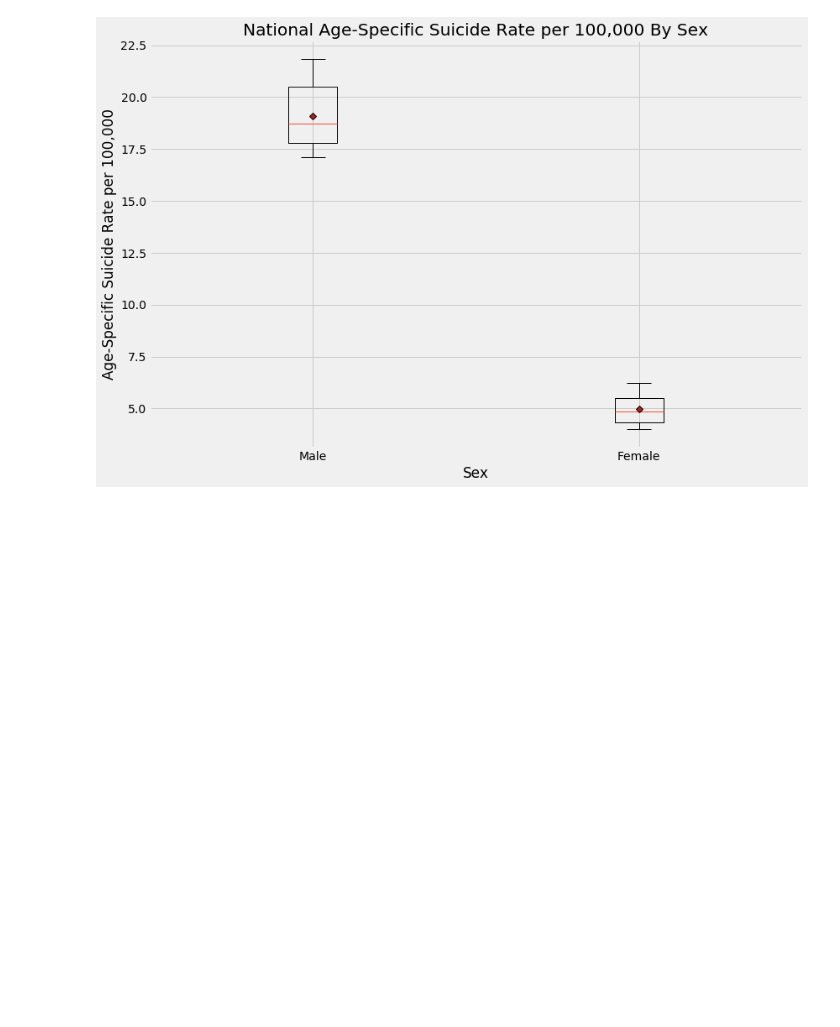
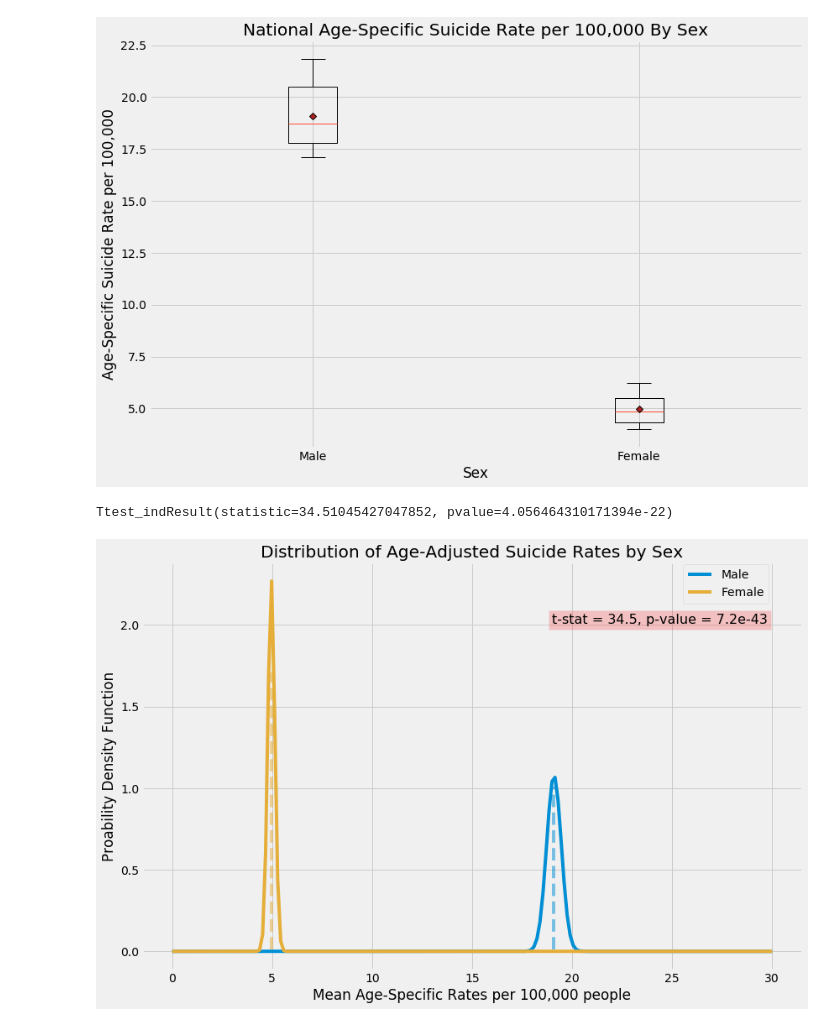
Before and after one commit to A-Hanson/suicide_rate_trends_in_the_us, a Jupyter notebook: notebooks/initial_data_visualization.ipynb, the cells around one changed output. Cells and saved outputs as stored; diff of their text form; code cells hidden in the pictures; blank space fills up the shorter version.

```diff
--- a/notebooks/initial_data_visualization.ipynb
+++ b/notebooks/initial_data_visualization.ipynb
@@ -124,0 +111,45 @@ plt.show()
+# %%
+#T-test m/f
+def get_norm_coef(df):
+    # This Returns the coef. of Normal dist
+    # passing in data frame
+    df = df.copy()
+    mean_df = df['age_specific_rate'].mean()
+    sqrt_df = np.sqrt(len(df['age_specific_rate']))
+    std = (df['age_specific_rate'].std())/sqrt_df
+    return mean_df, std
+
+def normal_dist(mean, std):
+    # This returns Normal dist with desired coefs
+    return stats.norm(loc=mean, scale=std)
+# %%
+male_mean, male_std = get_norm_coef(male)
+female_mean, female_std = get_norm_coef(female)
+# %%
+male_norm = normal_dist(male_mean, male_std)
+female_norm = normal_dist(female_mean, female_std)
+t_test = stats.ttest_ind(male['age_specific_rate'], female['age_specific_rate'], equal_var=False)
+# %%
+t_test
+# %% [output]
+Ttest_indResult(statistic=34.51045427047852, pvalue=4.056464310171394e-22)
+# %%
+fig, ax = plt.subplots(figsize=(12,8))
+x = np.linspace(0, 30, 200)
+ax.plot(x, male_norm.pdf(x), label='Male')
+ax.plot(x, female_norm.pdf(x), color = '#e5ae38', label='Female')
+ax.set_title('Distribution of Age-Adjusted Suicide Rates by Sex')
+ax.set_xlabel('Mean Age-Specific Rates per 100,000 people')
+ax.set_ylabel('Proability Density Function')
+ax.axvline(male_mean, ymin=0.05, ymax=0.45, ls='--', alpha = 0.5)
+ax.axvline(female_mean,
+           ymin=0.05, ymax=0.73, ls='--', alpha = 0.5, color='#e5ae38')
+plt.text(x=19,y=2.01,
+        s=f't-stat = {t_test[0]:.1f}, p-value = 7.2e-43',
+        fontsize=16,
+        bbox=dict(facecolor='red', alpha=0.2))
+plt.legend(loc=(0.82,0.9))
+plt.tight_layout()
+plt.savefig('../images/male_female_t_test.png')
+# %% [output]
+[figure, added]
```
Also changed, not shown: parts of 3 cells of this notebook, 15 other files.
